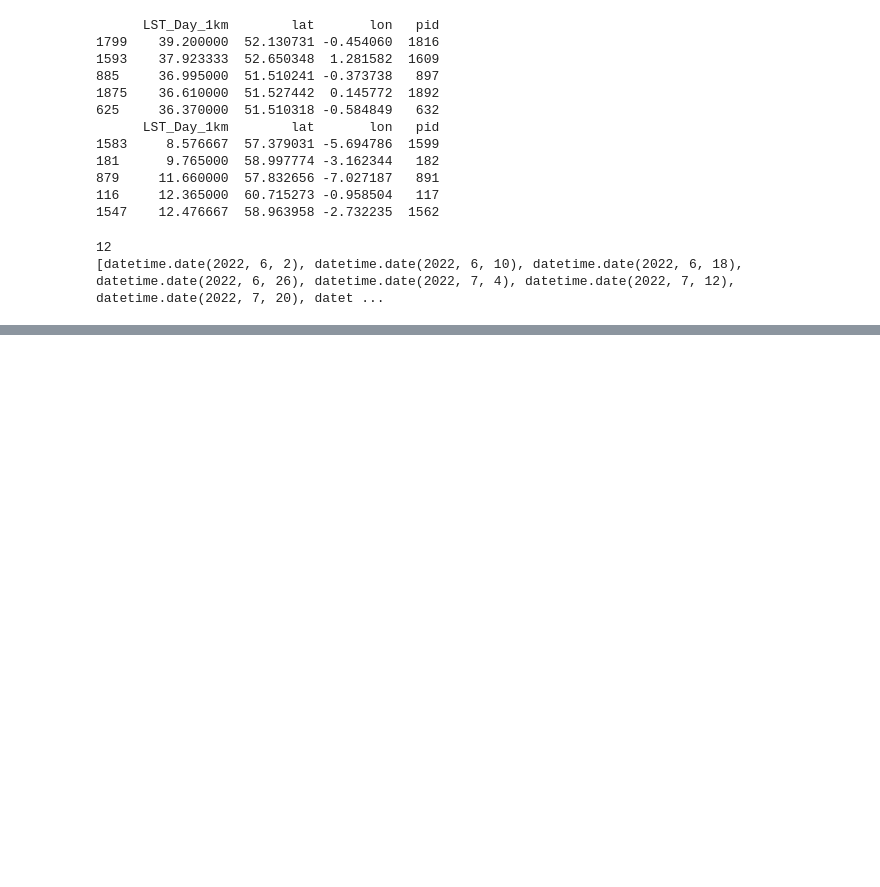
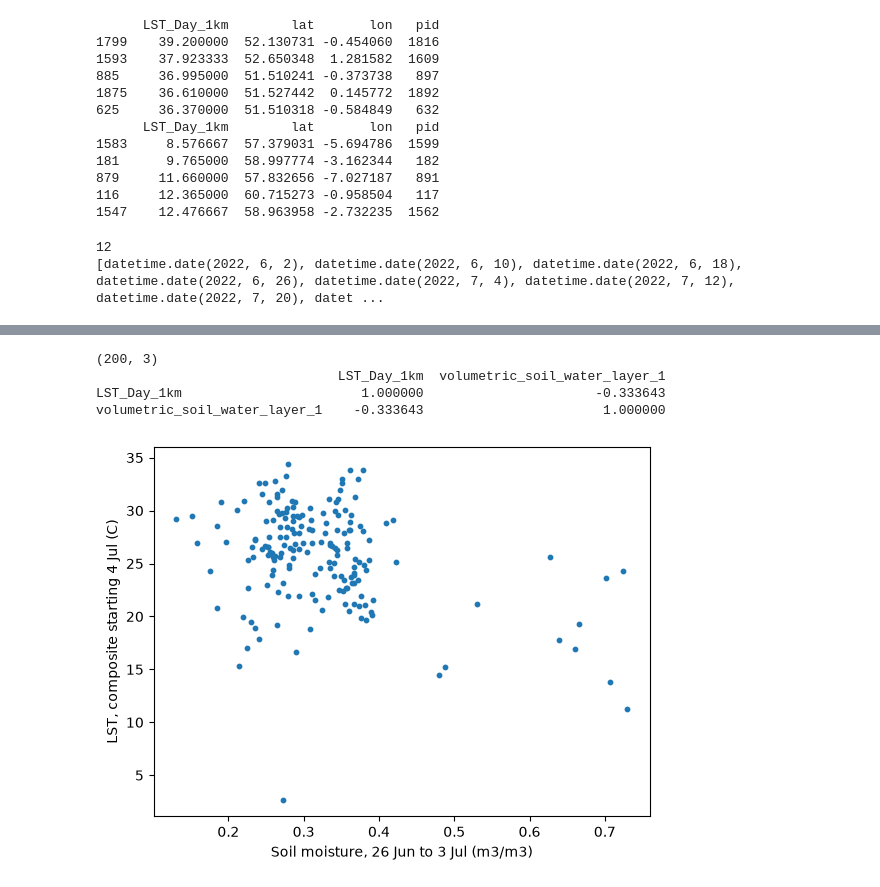
Before and after one commit to joshuadennett15-spec/uk-lst-prediction-ml, a Jupyter notebook: notebooks/01_data.ipynb, the cells around one changed output, grey strips where cells are left out. Drawn from its saved outputs; the diff is of its cells as text; code cells hidden in the pictures; blank space fills up the shorter version.

Commit message:
added lagged soil moisture window for one target date

```diff
--- a/notebooks/01_data.ipynb
+++ b/notebooks/01_data.ipynb
@@ -194,0 +204,9 @@ Name: LST_Day_1km, dtype: int64
+# %%
+era = ee.ImageCollection('ECMWF/ERA5_LAND/DAILY_AGGR')   # ERA5-Land daily weather, pixels about 11 km wide
+
+t = ee.Date('2022-07-04')
+win = era.filterDate(t.advance(-8, 'day'), t)
+
+print(win.size().getInfo())
+d = win.aggregate_array('system:time_start').getInfo()
+print([pd.to_datetime(x, unit = 'ms').date() for x in d])
@@ -194,0 +216,12 @@ Name: LST_Day_1km, dtype: int64
+# %%
+sm = (win.select('volumetric_soil_water_layer_1')
+      .mean()
+      .unmask(-9999))
+
+sm_rows = sm.sampleRegions(collection=points, scale = 11132)
+sm_df = pd.DataFrame([f['properties'] for f in sm_rows.getInfo()['features']])
+sm_df = sm_df.replace(-9999, np.nan)
+
+print(sm_df.shape)
+print(sm_df['volumetric_soil_water_layer_1'].describe())
+print(sm_df['volumetric_soil_water_layer_1'].nunique())
@@ -194,0 +240,18 @@ Name: LST_Day_1km, dtype: int64
+# %%
+import matplotlib.pyplot as plt
+
+lst_0704 = df22[df22['date'] == '2022-07-04'][['pid', 'LST_Day_1km']]
+check = lst_0704.merge(sm_df[['pid', 'volumetric_soil_water_layer_1']], on= 'pid')
+print(check.shape)
+print(check.corr(numeric_only=True))
+
+plt.scatter(check['volumetric_soil_water_layer_1'], check['LST_Day_1km'], s=10)
+plt.xlabel('Soil moisture, 26 Jun to 3 Jul (m3/m3)')
+plt.ylabel('LST, composite starting 4 Jul (C)')
+plt.show()
+# %% [output]
+(200, 3)
+                               LST_Day_1km  volumetric_soil_water_layer_1
+LST_Day_1km                       1.000000                      -0.333643
+volumetric_soil_water_layer_1    -0.333643                       1.000000
+[figure, added]
```
Also changed, not shown: parts of 4 cells of this notebook.
